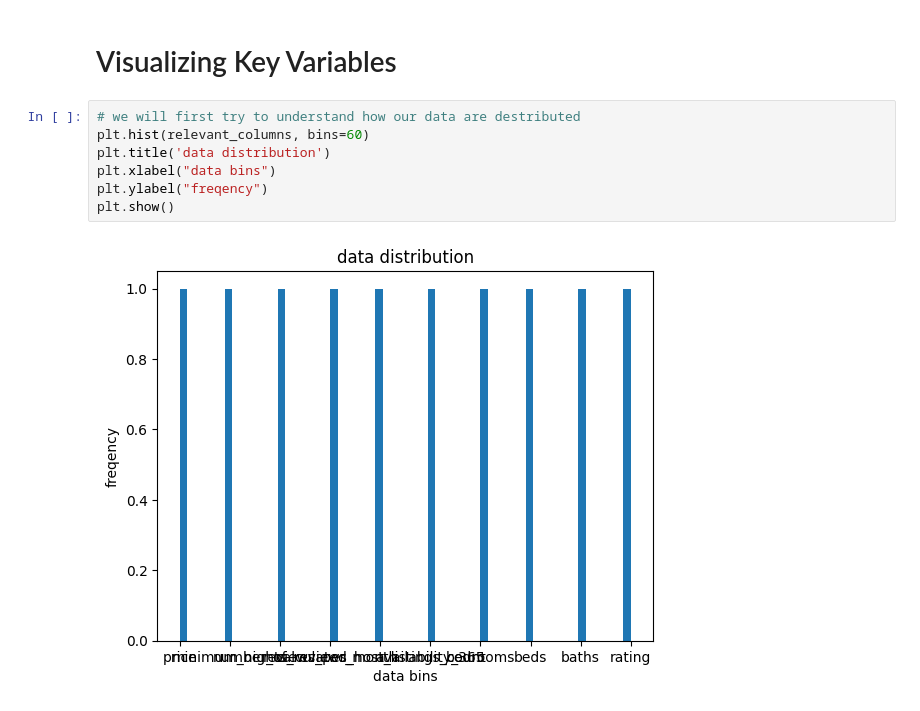
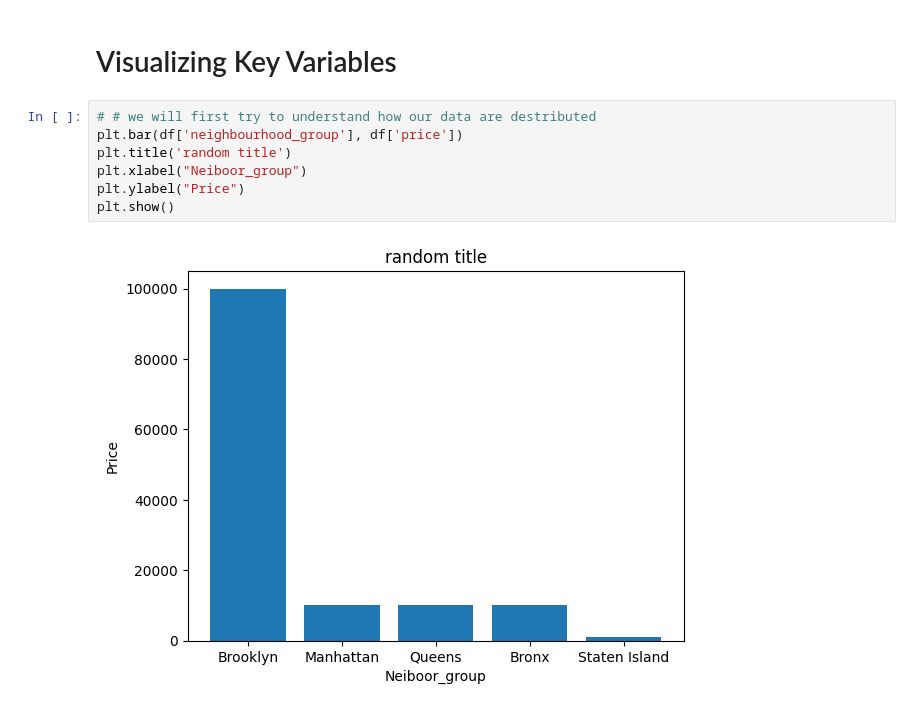
Before and after one commit to ayoub22222222/NY_Airbnb_Data_Analysis, a Jupyter notebook: Untitled.ipynb, the cells around one changed output. Saved outputs shown, nothing was run; the diff lists cells and outputs as text.

Commit message:
NYC data analysis update

```diff
--- a/Untitled.ipynb
+++ b/Untitled.ipynb
@@ -123,11 +121,11 @@ df[relevant_columns].describe()
 # %% [markdown]
 # Visualizing Key Variables
 # %%
-# we will first try to understand how our data are destributed
-plt.hist(relevant_columns, bins=60)
-plt.title('data distribution')
-plt.xlabel("data bins")
-plt.ylabel("freqency")
+# # we will first try to understand how our data are destributed
+plt.bar(df['neighbourhood_group'], df['price'])
+plt.title('random title')
+plt.xlabel("Neiboor_group")
+plt.ylabel("Price")
 plt.show()
 # %% [output]
-[figure, old version]
+[figure, new version]
```
Also changed, not shown: parts of 20 cells of this notebook.
